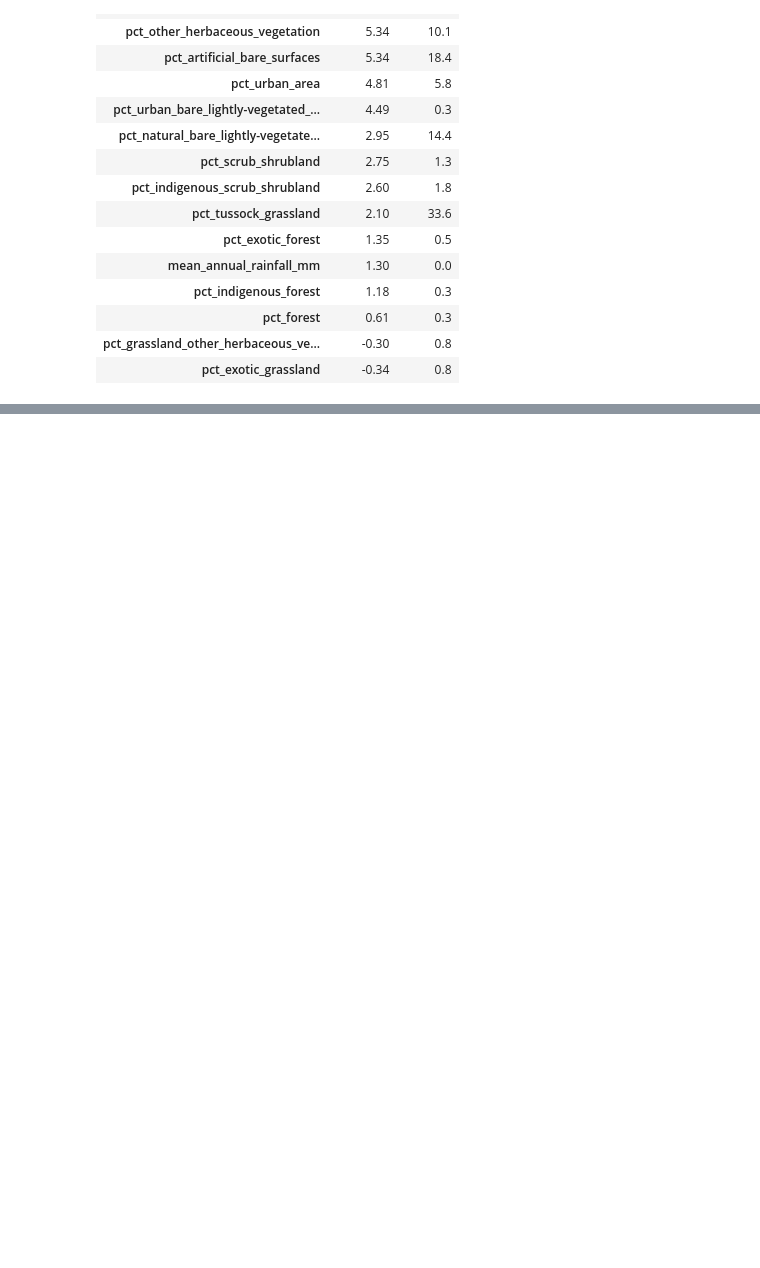
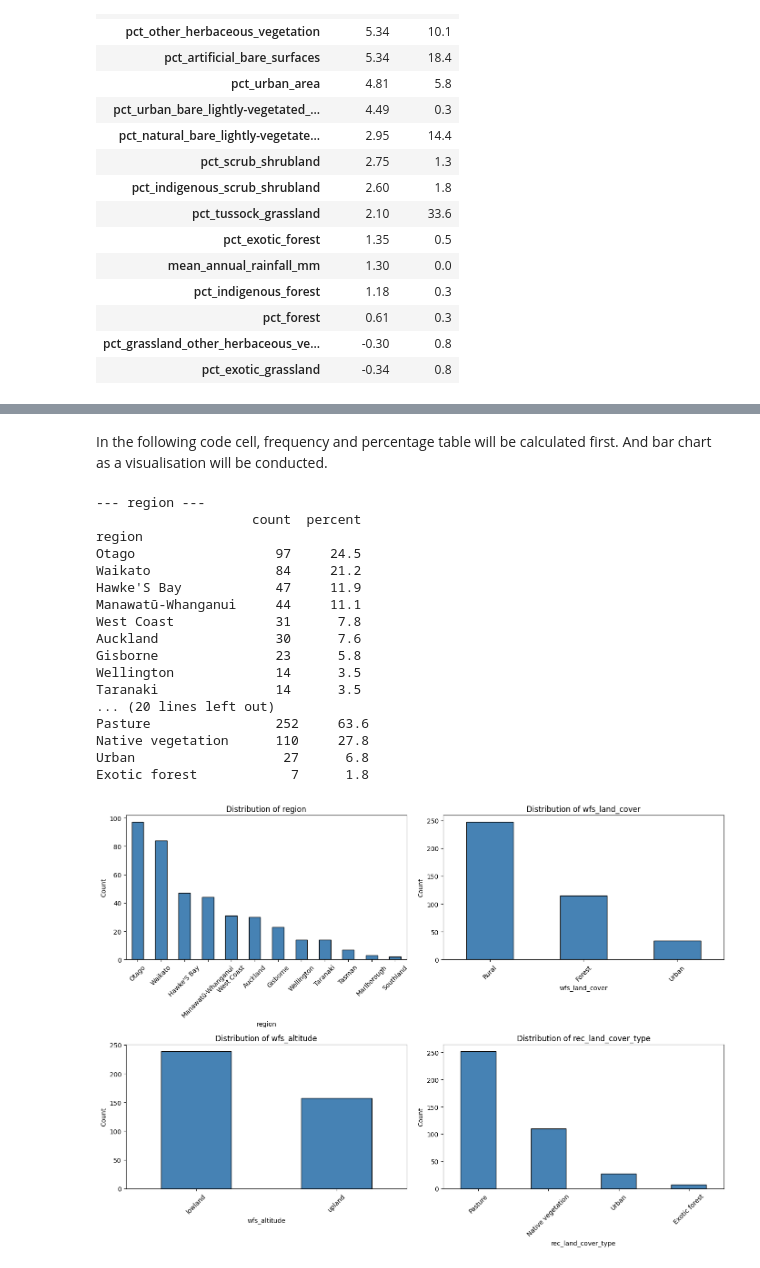
Before and after one commit to Ming-Liu-1170030/1170030-riverWQ, a Jupyter notebook: src/01_eda.ipynb, the cells around one changed output, grey strips where cells are left out. Drawn from its saved outputs; the diff is of its cells as text; code cells hidden in the pictures; blank space fills up the shorter version.

```diff
--- a/src/01_eda.ipynb
+++ b/src/01_eda.ipynb
@@ -391,0 +417,43 @@ skew_table
+# %% [markdown]
+In the following code cell, frequency and percentage table will be calculated first. And bar chart as a visualisation will be conducted.
+# %%
+# Frequency and percentage of each categorical feature
+cat_cols = ['region', 'wfs_land_cover', 'wfs_altitude', 'rec_land_cover_type']
+
+for col in cat_cols:
+    counts = df[col].value_counts()
+    pct = (counts / len(df) * 100).round(1)
+    print(f'\n--- {col} ---')
+    print(pd.DataFrame({'count': counts, 'percent': pct}))
+
+# Bar charts
+fig, axes = plt.subplots(2, 2, figsize=(14, 10))
+
+for ax, col in zip(axes.flatten(), cat_cols):
+    df[col].value_counts().plot.bar(ax=ax, color='steelblue', edgecolor='black')
+    ax.set_title(f'Distribution of {col}')
+    ax.set_ylabel('Count')
+    ax.tick_params(axis='x', rotation=45)
+
+plt.tight_layout()
+plt.savefig('../figures/05_categorical_distributions.png', bbox_inches='tight')
+plt.show()
+# %% [output]
+--- region ---
+                    count  percent
+region
+Otago                  97     24.5
+Waikato                84     21.2
+Hawke'S Bay            47     11.9
+Manawatū-Whanganui     44     11.1
+West Coast             31      7.8
+Auckland               30      7.6
+Gisborne               23      5.8
+Wellington             14      3.5
+Taranaki               14      3.5
+... (20 lines left out)
+Pasture                252     63.6
+Native vegetation      110     27.8
+Urban                   27      6.8
+Exotic forest            7      1.8
+[figure, added]
```
Also changed, not shown: parts of 23 cells of this notebook, 5 other files.
